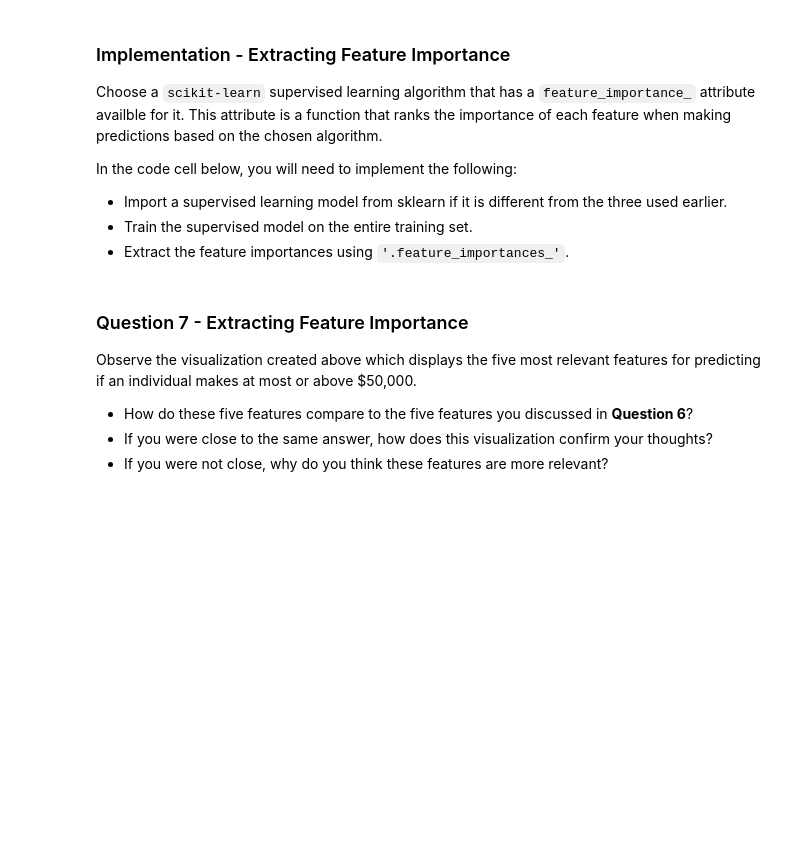
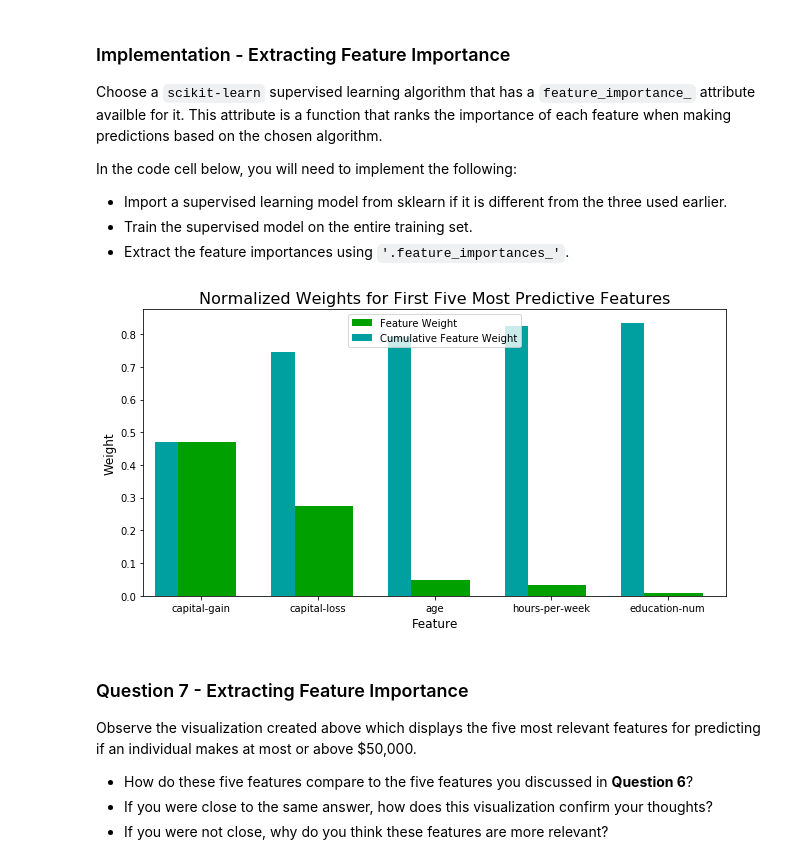
Before and after one commit to JettJengaGod/MachineLearningNanoDegree, a Jupyter notebook: projects/finding_donors/finding_donors.ipynb, the cells around one changed output. Cells and saved outputs as stored; diff of their text form; code cells hidden in the pictures; blank space fills up the shorter version.

```diff
--- a/projects/finding_donors/finding_donors.ipynb
+++ b/projects/finding_donors/finding_donors.ipynb
@@ -463,22 +488,26 @@ Fine tune the chosen model. Use grid search (`GridSearchCV`) with at least one i
 **Note:** Depending on the algorithm chosen and the parameter list, the following implementation may take some time to run!
 # %%
 # TODO: Import 'GridSearchCV', 'make_scorer', and any other necessary libraries
+from sklearn.grid_search import GridSearchCV
+from sklearn.metrics import fbeta_score, make_scorer
+from sklearn.tree import DecisionTreeClassifier
 
 # TODO: Initialize the classifier
-clf = None
+clf = DecisionTreeClassifier()
 
 # TODO: Create the parameters list you wish to tune, using a dictionary if needed.
 # HINT: parameters = {'parameter_1': [value1, value2], 'parameter_2': [value1, value2]}
-parameters = None
+parameters = {'max_depth': np.arange(3, 10),'max_features':['auto','log2'],'splitter':['best','random']}
 
 # TODO: Make an fbeta_score scoring object using make_scorer()
-scorer = None
+scorer = make_scorer(fbeta_score, beta=0.5)
 
 # TODO: Perform grid search on the classifier using 'scorer' as the scoring method using GridSearchCV()
-grid_obj = None
-
+grid_obj = GridSearchCV(clf, parameters,scoring=scorer)
+y_train = y_train.astype('int')
+y_test = y_test.astype('int')
 # TODO: Fit the grid search object to the training data and find the optimal parameters using fit()
-grid_fit = None
+grid_fit = grid_obj.fit(X_train, y_train)
 
 # Get the estimator
 best_clf = grid_fit.best_estimator_
@@ -534,15 +582,17 @@ In the code cell below, you will need to implement the following:
 # %%
 # TODO: Import a supervised learning model that has 'feature_importances_'
 
-
+from sklearn.ensemble import AdaBoostClassifier
 # TODO: Train the supervised model on the training set using .fit(X_train, y_train)
-model = None
+model = AdaBoostClassifier(random_state=0,n_estimators=500).fit(X_train, y_train)
 
 # TODO: Extract the feature importances using .feature_importances_
-importances = None
+importances = model.feature_importances_
 
 # Plot
 vs.feature_plot(importances, X_train, y_train)
+# %% [output]
+[figure, added]
 # %% [markdown]
 ### Question 7 - Extracting Feature Importance
 
```
Also changed, not shown: parts of 18 cells of this notebook, 1 other file.
